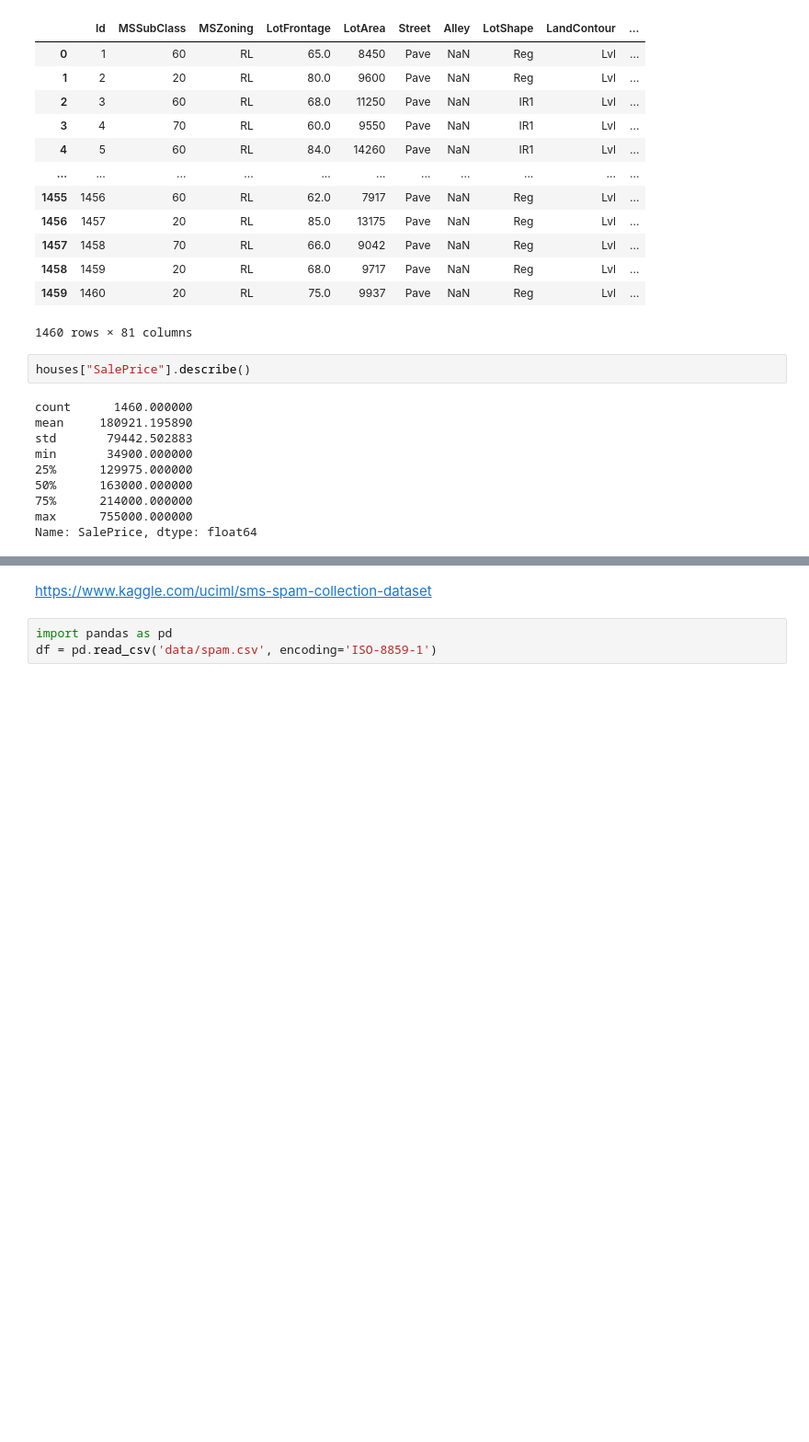
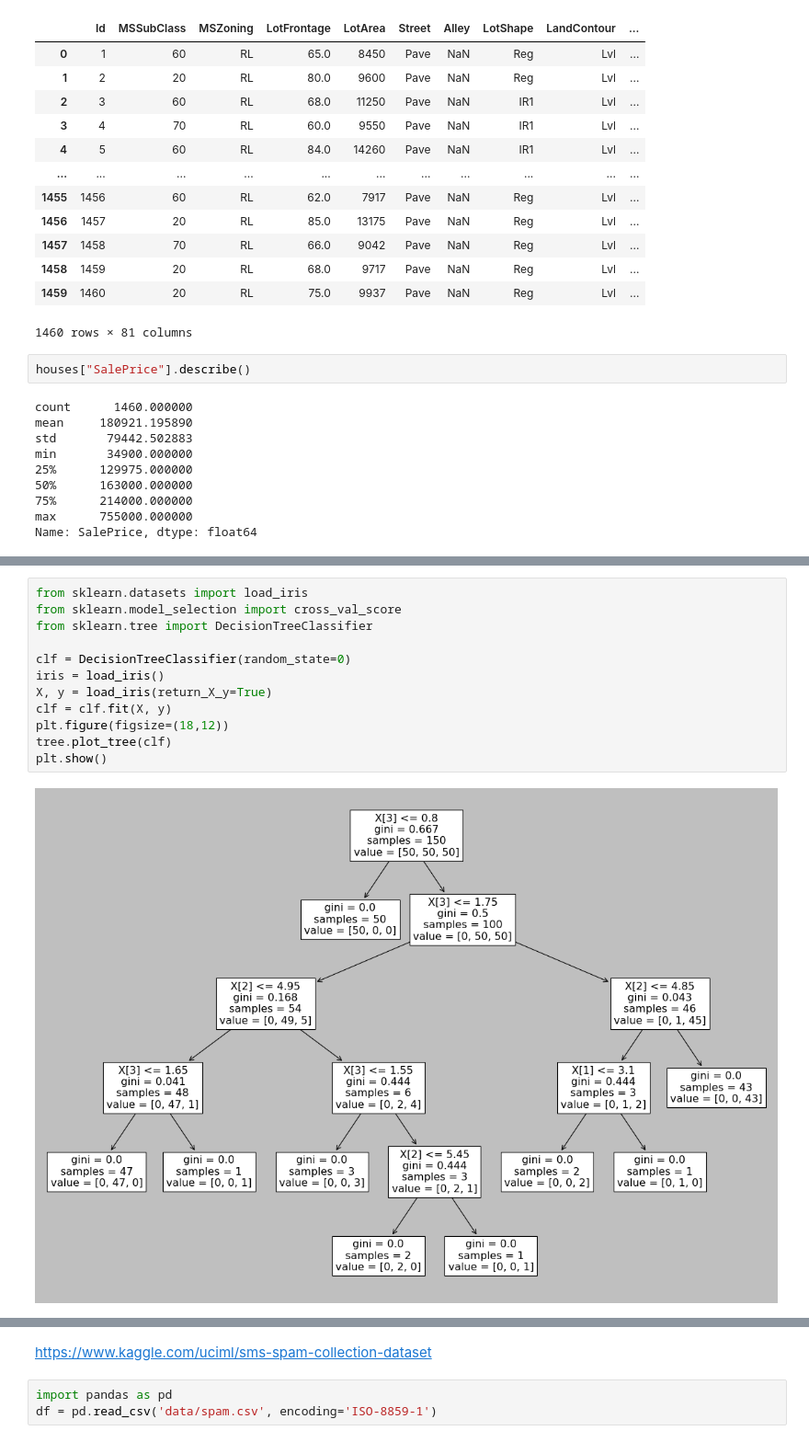
Before and after one commit to MichalKorzycki/NauczanieMaszynowe2023, a Jupyter notebook: ml1.ipynb, the cells around one changed output, grey strips where cells are left out. Shown at 92% size. Saved outputs shown, nothing was run; the diff lists cells and outputs as text; blank space fills up the shorter version.

```diff
--- a/ml1.ipynb
+++ b/ml1.ipynb
@@ -253,0 +442,14 @@ Name: SalePrice, dtype: float64
+# %%
+from sklearn.datasets import load_iris
+from sklearn.model_selection import cross_val_score
+from sklearn.tree import DecisionTreeClassifier
+
+clf = DecisionTreeClassifier(random_state=0)
+iris = load_iris()
+X, y = load_iris(return_X_y=True)
+clf = clf.fit(X, y)
+plt.figure(figsize=(18,12))
+tree.plot_tree(clf)
+plt.show()
+# %% [output]
+[figure, added]
```
Also changed, not shown: parts of 87 cells of this notebook, 3 other files.
